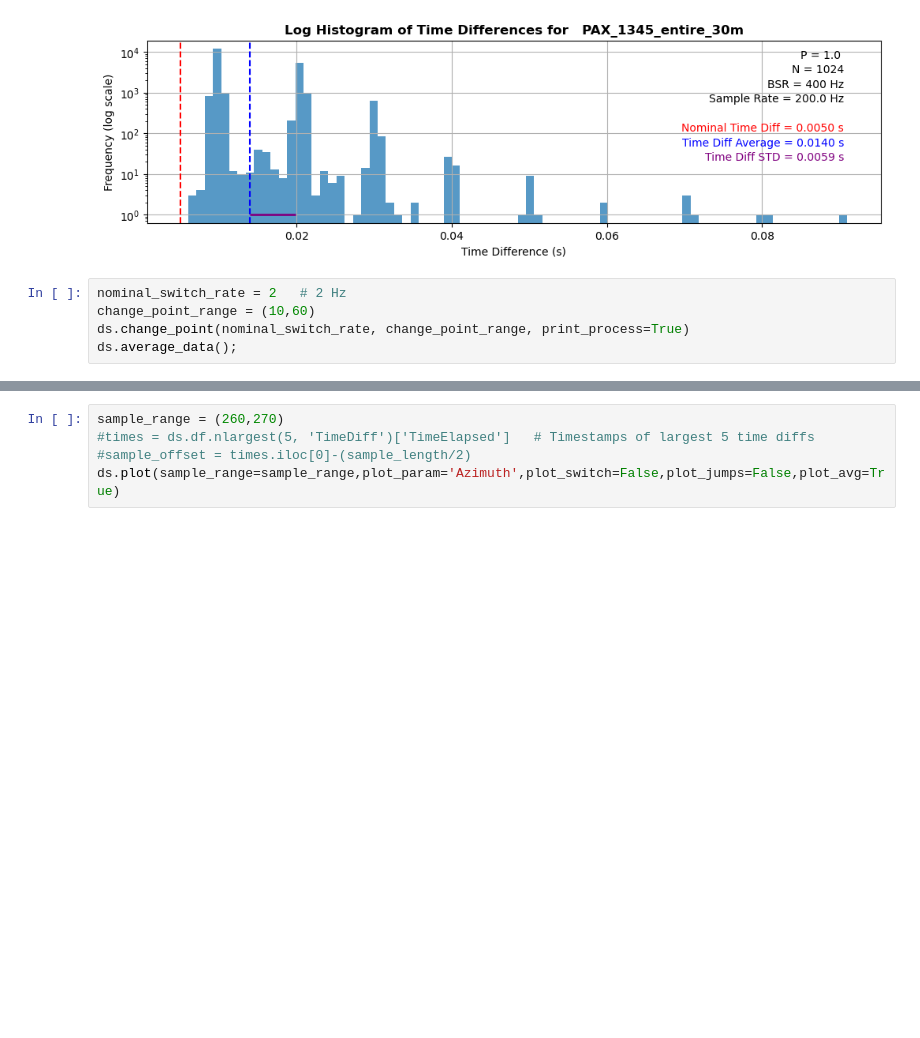
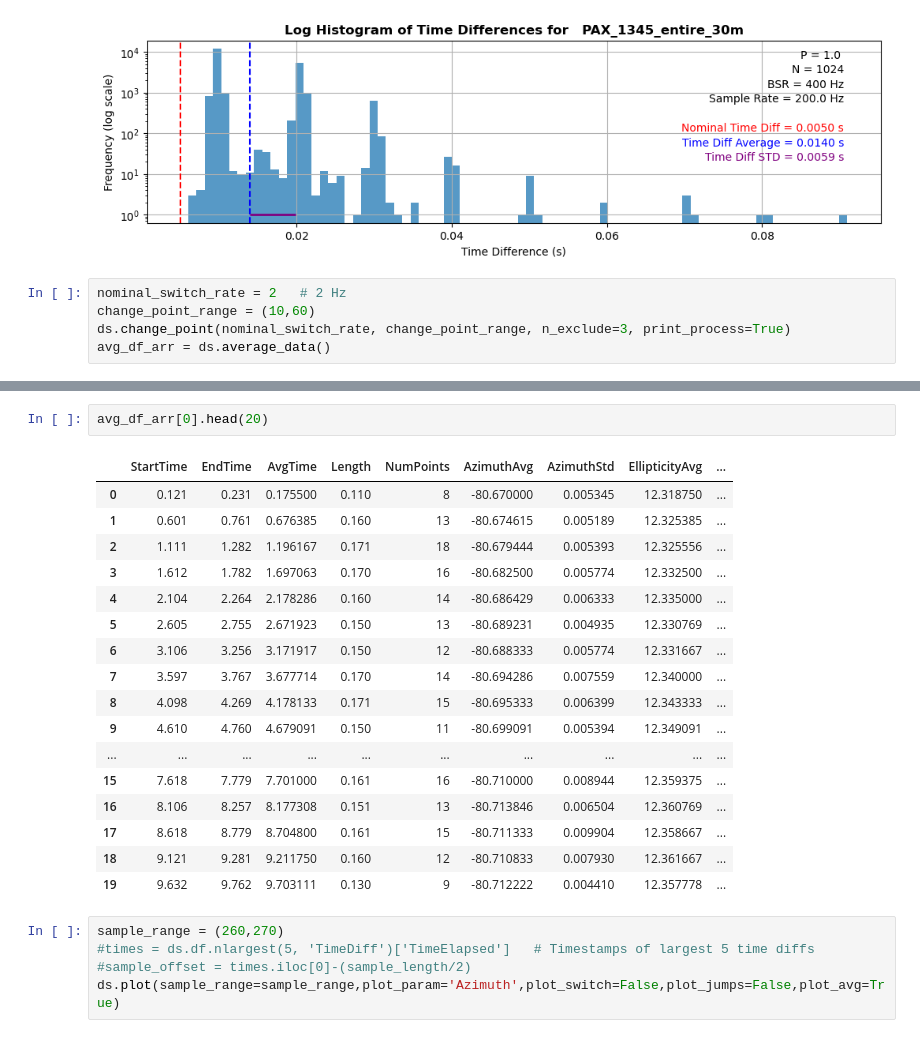
Before and after one commit to evanshaped/ptf, a Jupyter notebook: Britton_EPL.ipynb, the cells around one changed output, grey strips where cells are left out. Drawn from its saved outputs; the diff is of its cells as text; blank space fills up the shorter version.

```diff
--- a/Britton_EPL.ipynb
+++ b/Britton_EPL.ipynb
@@ -728,6 +751,6 @@ updating CP_fig
 # %%
 nominal_switch_rate = 2   # 2 Hz
 change_point_range = (10,60)
-ds.change_point(nominal_switch_rate, change_point_range, print_process=True)
-ds.average_data();
+ds.change_point(nominal_switch_rate, change_point_range, n_exclude=3, print_process=True)
+avg_df_arr = ds.average_data()
 # %% [output]
@@ -778,3 +804,23 @@ updating CP_fig
+# %%
+avg_df_arr[0].head(20)
+# %% [output]
+|  | StartTime | EndTime | AvgTime | Length | NumPoints | AzimuthAvg | AzimuthStd | EllipticityAvg | ... |
+| 0 | 0.121 | 0.231 | 0.175500 | 0.110 | 8 | -80.670000 | 0.005345 | 12.318750 | ... |
+| 1 | 0.601 | 0.761 | 0.676385 | 0.160 | 13 | -80.674615 | 0.005189 | 12.325385 | ... |
+| 2 | 1.111 | 1.282 | 1.196167 | 0.171 | 18 | -80.679444 | 0.005393 | 12.325556 | ... |
+| 3 | 1.612 | 1.782 | 1.697063 | 0.170 | 16 | -80.682500 | 0.005774 | 12.332500 | ... |
+| 4 | 2.104 | 2.264 | 2.178286 | 0.160 | 14 | -80.686429 | 0.006333 | 12.335000 | ... |
+| 5 | 2.605 | 2.755 | 2.671923 | 0.150 | 13 | -80.689231 | 0.004935 | 12.330769 | ... |
+| 6 | 3.106 | 3.256 | 3.171917 | 0.150 | 12 | -80.688333 | 0.005774 | 12.331667 | ... |
+| 7 | 3.597 | 3.767 | 3.677714 | 0.170 | 14 | -80.694286 | 0.007559 | 12.340000 | ... |
+| 8 | 4.098 | 4.269 | 4.178133 | 0.171 | 15 | -80.695333 | 0.006399 | 12.343333 | ... |
+| 9 | 4.610 | 4.760 | 4.679091 | 0.150 | 11 | -80.699091 | 0.005394 | 12.349091 | ... |
+| ... | ... | ... | ... | ... | ... | ... | ... | ... | ... |
+| 15 | 7.618 | 7.779 | 7.701000 | 0.161 | 16 | -80.710000 | 0.008944 | 12.359375 | ... |
+| 16 | 8.106 | 8.257 | 8.177308 | 0.151 | 13 | -80.713846 | 0.006504 | 12.360769 | ... |
+| 17 | 8.618 | 8.779 | 8.704800 | 0.161 | 15 | -80.711333 | 0.009904 | 12.358667 | ... |
+| 18 | 9.121 | 9.281 | 9.211750 | 0.160 | 12 | -80.710833 | 0.007930 | 12.361667 | ... |
+| 19 | 9.632 | 9.762 | 9.703111 | 0.130 | 9 | -80.712222 | 0.004410 | 12.357778 | ... |
 # %%
 sample_range = (260,270)
 #times = ds.df.nlargest(5, 'TimeDiff')['TimeElapsed']   # Timestamps of largest 5 time diffs
```
Also changed, not shown: parts of 9 cells of this notebook.
